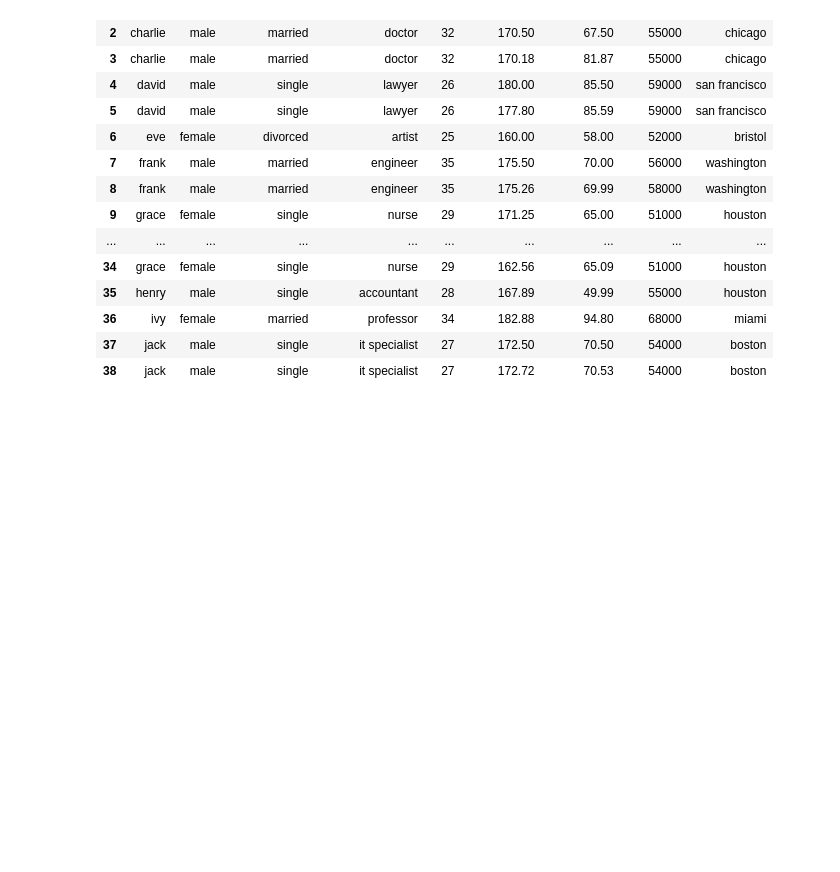
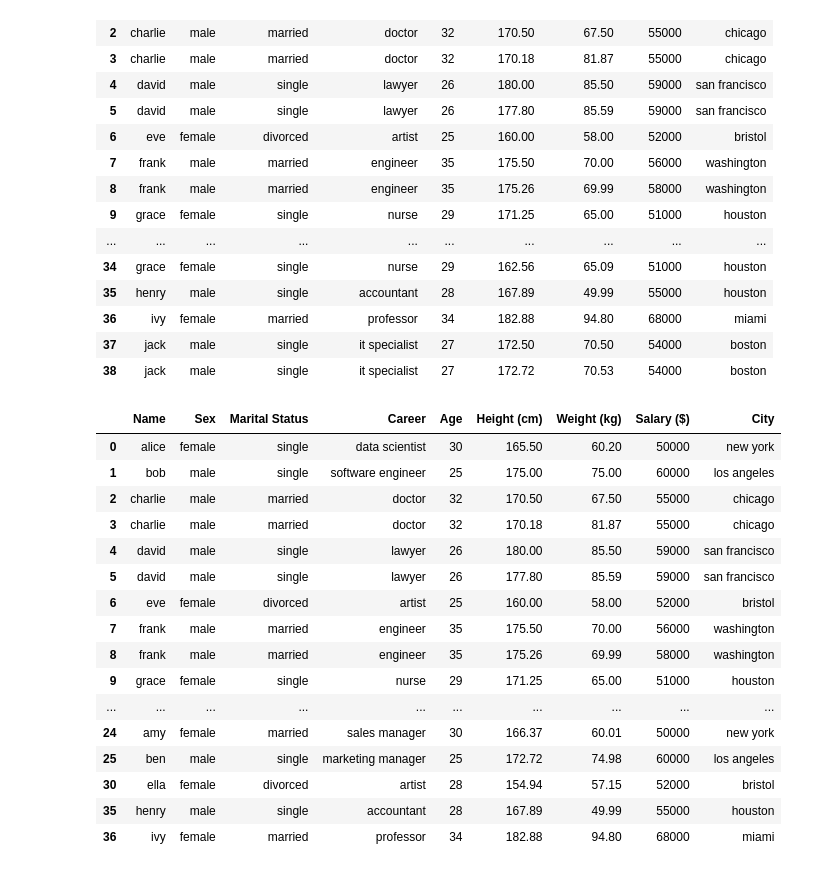
Before and after one commit to mafab9125/Curso_Infraestructura, a Jupyter notebook: pandas.ipynb, the cells around one changed output. Drawn from its saved outputs; the diff is of its cells as text; code cells hidden in the pictures; blank space fills up the shorter version.

```diff
--- a/pandas.ipynb
+++ b/pandas.ipynb
@@ -13,9 +13,9 @@ pd.set_option('future.no_silent_downcasting', True)
 # %% [markdown]
 ## **Carga de datos**
 # %%
-data = "C:/Users/mafab/Documents/Curso_Infraestructura/data.txt"
-data1 = "C:/Users/mafab/Documents/Curso_Infraestructura/data1.txt"
-data3 = "C:/Users/mafab/Documents/Curso_Infraestructura/data3.txt"
+data = "C:/Users/mafab/Documents/Curso_Infraestructura/data/data.txt"
+data1 = "C:/Users/mafab/Documents/Curso_Infraestructura/data/data1.txt"
+data3 = "C:/Users/mafab/Documents/Curso_Infraestructura/data/data3.txt"
 # %%
 def procesar_archivo(data):
     rows = []
@@ -693,3 +693,24 @@ df_final
 | 36 | ivy | female | married | professor | 34 | 182.88 | 94.80 | 68000 | miami |
 | 37 | jack | male | single | it specialist | 27 | 172.50 | 70.50 | 54000 | boston |
 | 38 | jack | male | single | it specialist | 27 | 172.72 | 70.53 | 54000 | boston |
+# %%
+df_final = df_final.drop_duplicates()
+df_final
+# %% [output]
+|  | Name | Sex | Marital Status | Career | Age | Height (cm) | Weight (kg) | Salary ($) | City |
+| 0 | alice | female | single | data scientist | 30 | 165.50 | 60.20 | 50000 | new york |
+| 1 | bob | male | single | software engineer | 25 | 175.00 | 75.00 | 60000 | los angeles |
+| 2 | charlie | male | married | doctor | 32 | 170.50 | 67.50 | 55000 | chicago |
+| 3 | charlie | male | married | doctor | 32 | 170.18 | 81.87 | 55000 | chicago |
+| 4 | david | male | single | lawyer | 26 | 180.00 | 85.50 | 59000 | san francisco |
+| 5 | david | male | single | lawyer | 26 | 177.80 | 85.59 | 59000 | san francisco |
+| 6 | eve | female | divorced | artist | 25 | 160.00 | 58.00 | 52000 | bristol |
+| 7 | frank | male | married | engineer | 35 | 175.50 | 70.00 | 56000 | washington |
+| 8 | frank | male | married | engineer | 35 | 175.26 | 69.99 | 58000 | washington |
+| 9 | grace | female | single | nurse | 29 | 171.25 | 65.00 | 51000 | houston |
+| ... | ... | ... | ... | ... | ... | ... | ... | ... | ... |
+| 24 | amy | female | married | sales manager | 30 | 166.37 | 60.01 | 50000 | new york |
+| 25 | ben | male | single | marketing manager | 25 | 172.72 | 74.98 | 60000 | los angeles |
+| 30 | ella | female | divorced | artist | 28 | 154.94 | 57.15 | 52000 | bristol |
+| 35 | henry | male | single | accountant | 28 | 167.89 | 49.99 | 55000 | houston |
+| 36 | ivy | female | married | professor | 34 | 182.88 | 94.80 | 68000 | miami |
```
Also changed, not shown: parts of 2 cells of this notebook, 4 other files.
